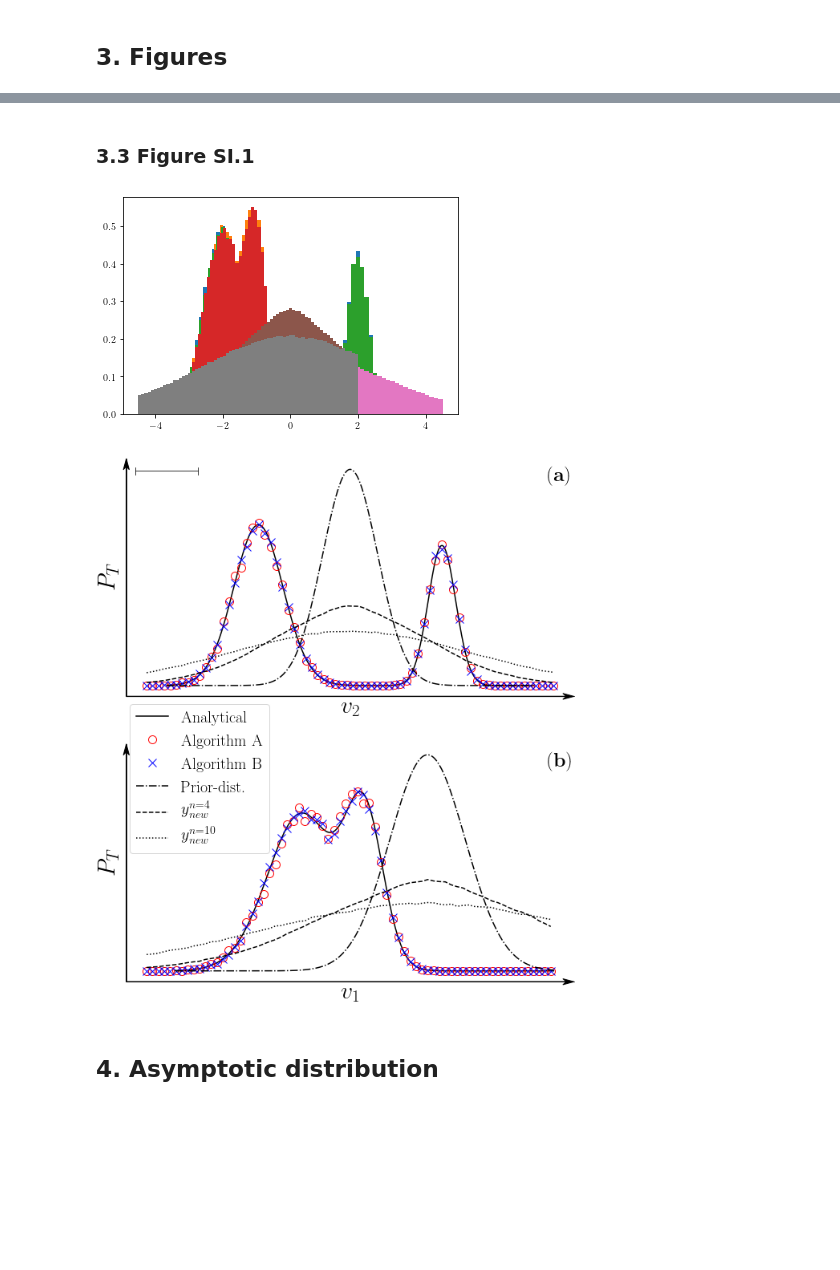
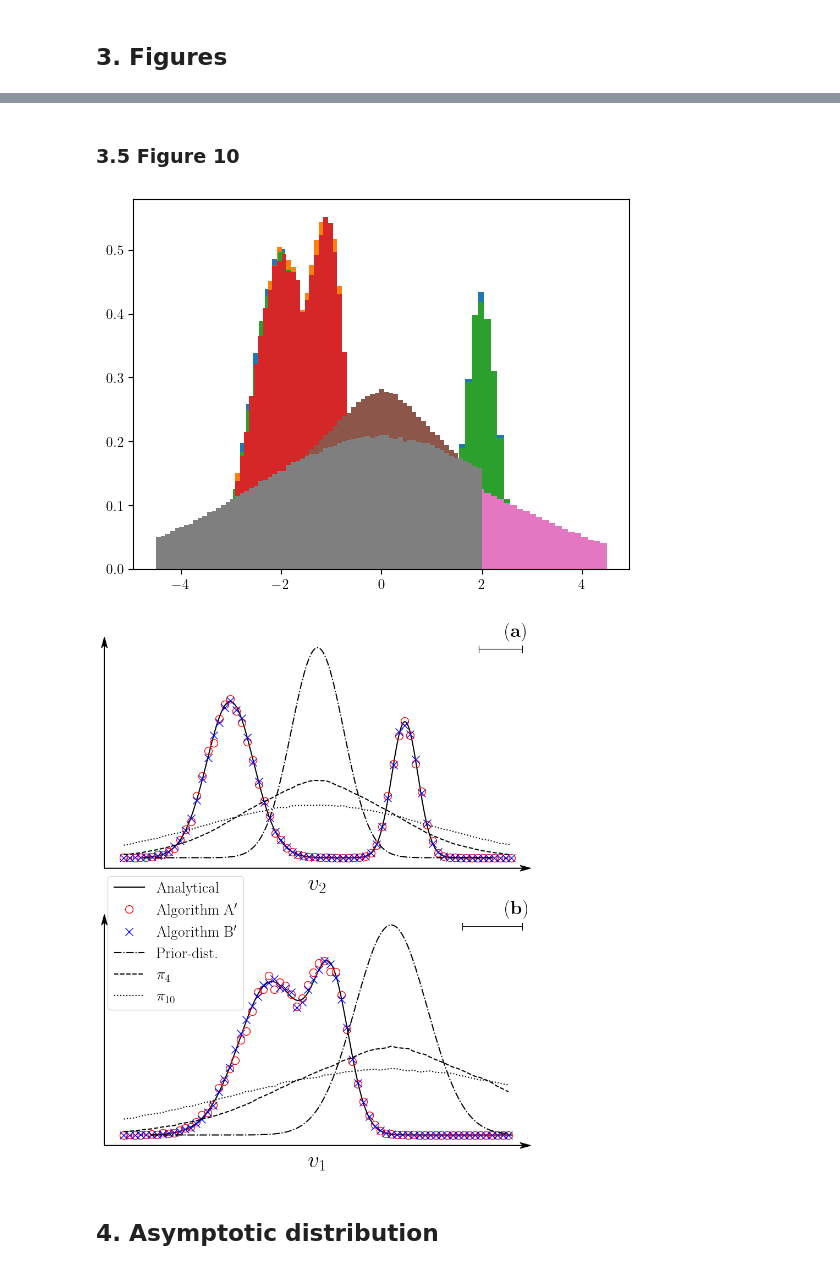
Before and after one commit to jo-mab/TruncatedMC, a Jupyter notebook: 2D_Model.ipynb, the cells around one changed output, grey strips where cells are left out. Drawn from its saved outputs; the diff is of its cells as text; code cells hidden in the pictures; blank space fills up the shorter version.

```diff
--- a/2D_Model.ipynb
+++ b/2D_Model.ipynb
@@ -966,2 +1028,2 @@ plt.show()
 # %% [markdown]
-### 3.3 Figure SI.1 <a name="Fig.SI1"></a>
+### 3.5 Figure 10 <a name="Fig.SI1"></a>
@@ -973,39 +1030,46 @@ ynewVec10 = np.load('data/2D_AlgoAPrime_NMC=1e+06_dxMax=2_n=10_ynewVec.npy')
+# %%
+xVecA = np.load('data/2D_AlgoAPrime_NMC=2e+06_dxMax=2_n=4_xVec.npy')
+xVecB = np.load('data/2D_AlgoBPrime_NMC=2e+06_dxMax=2_n=4_xVec.npy')
+yVec4 = np.load('data/2D_AlgoAPrime_NMC=2e+06_dxMax=2_n=4_yVec.npy')
+yVec10 = np.load('data/2D_AlgoAPrime_NMC=1e+06_dxMax=2_n=10_yVec.npy')
 # %%
-yVecAdistx, binsx, patches = pyplot.hist(yVecA[0],bins=70, density=True,range=(-4.5,4.5))
-yVecAdisty, binsy, patches = pyplot.hist(yVecA[1],bins=70, density=True,range=(-4.5,2))
-yVecBdistx, binsx, patches = pyplot.hist(yVecB[0],bins=70, density=True,range=(-4.5,4.5))
-yVecBdisty, binsy, patches = pyplot.hist(yVecB[1],bins=70, density=True,range=(-4.5,2))
-ynewVec4distx, binsxnew, patches = pyplot.hist(ynewVec4[0],bins=70, density=True,range=(-4.5,4.5))
-ynewVec4disty, binsynew, patches = pyplot.hist(ynewVec4[1],bins=70, density=True,range=(-4.5,2))
-ynewVec10distx, binsxnew, patches = pyplot.hist(ynewVec10[0],bins=70, density=True,range=(-4.5,4.5))
-ynewVec10disty, binsynew, patches = pyplot.hist(ynewVec10[1],bins=70, density=True,range=(-4.5,2))
+xVecAdistx, binsx, patches = pyplot.hist(xVecA[0],bins=70, density=True,range=(-4.5,4.5))
+xVecAdisty, binsy, patches = pyplot.hist(xVecA[1],bins=70, density=True,range=(-4.5,2))
+xVecBdistx, binsx, patches = pyplot.hist(xVecB[0],bins=70, density=True,range=(-4.5,4.5))
+xVecBdisty, binsy, patches = pyplot.hist(xVecB[1],bins=70, density=True,range=(-4.5,2))
+yVec4distx, binsxnew, patches = pyplot.hist(yVec4[0],bins=70, density=True,range=(-4.5,4.5))
+yVec4disty, binsynew, patches = pyplot.hist(yVec4[1],bins=70, density=True,range=(-4.5,2))
+yVec10distx, binsxnew, patches = pyplot.hist(yVec10[0],bins=70, density=True,range=(-4.5,4.5))
+yVec10disty, binsynew, patches = pyplot.hist(yVec10[1],bins=70, density=True,range=(-4.5,2))
 
 newbinsx= binsx - (binsx[1]-binsx[0])/2
 newbinsx=newbinsx[1:]
 
 newbinsy= binsy - (binsy[1]-binsy[0])/2
 newbinsy=newbinsy[1:]
 # %% [output]
-[figure, old version]
+[figure, new version]
 # %%
+#Fig.10
 fig, axs = plt.subplots(2,figsize=(10, 12))
 
 axs[0].plot(xVecTx,yVecTx,color='k',label=r'Analytical')
-axs[0].plot(newbinsx,yVecAdistx,'o',color='r',fillstyle='none',markersize=10,label=r'Algorithm A')
-axs[0].plot(newbinsx,yVecBdistx,'x',color='b',markersize=10,label=r'Algorithm B')
-axs[0].plot(newbinsx,ynewVec4distx,'--',color='k',label=r'$y^{n=4}_{new}$')
-axs[0].plot(newbinsx,ynewVec10distx,':',color='k',label=r'$y^{n=10}_{new}$')
+axs[0].plot(newbinsx,xVecAdistx,'o',color='r',fillstyle='none',markersize=10,label=r'Algorithm A')
+axs[0].plot(newbinsx,xVecBdistx,'x',color='b',markersize=10,label=r'Algorithm B')
+axs[0].plot(newbinsx,yVec4distx,'--',color='k',label=r'$\pi^4$')
+axs[0].plot(newbinsx,yVec10distx,':',color='k',label=r'$\pi^{10}$')
 axs[0].plot(xVecTx,yVec0x,'-.',color='k',label=r'Prior-distribution')
-#axs[0].legend(fontsize=16,loc ='upper center')
 axs[0].set_xlabel(r'$v_2$',fontsize=30)
-axs[0].set_ylabel(r'$P_{T}$',fontsize=30)
-ob2 = AnchoredHScaleBar(size=1, label="1 unit", loc=2, frameon=False,pad=0.6,sep=4, linekw=dict(color="k", linewidth=0.8))
+
+ob2 = AnchoredHScaleBar(ax=axs[0],size=1, label="1 unit", loc=1, frameon=False,pad=0.6,sep=4, linekw=dict(color="k", linewidth=0.8))
 
 axs[0].add_artist(ob2)
-axs[0].text(4.3, 0.63, r'$(\mathrm{\bf a})$', fontsize=25)
+axs[0].text(4.3, 0.7, r'$(\mathrm{\bf a})$', fontsize=25)
 
 xmin, xmax = axs[0].get_xlim()
 ymin, ymax = axs[0].get_ylim()
+axs[0].set_xlim(xmin,xmax)
+axs[0].set_ylim(ymin,ymax)
 
 # get width and height of axes object to compute
 # matching arrowhead length and width
@@ -1034,18 +1098,20 @@ axs[0].arrow(xmin, ymin, 0, ymax-ymin, fc='k', ec='k', lw = lw,
 
 
 axs[1].plot(xVecTy,yVecTy,color='k',label=r'Analytical')
-axs[1].plot(newbinsy,yVecAdisty,'o',color='r',fillstyle='none',markersize=10,label=r'Algorithm A')
-axs[1].plot(newbinsy,yVecBdisty,'x',color='b',markersize=10,label=r'Algorithm B')
+axs[1].plot(newbinsy,xVecAdisty,'o',color='r',fillstyle='none',markersize=10,label=r'Algorithm A$^\prime$')
+axs[1].plot(newbinsy,xVecBdisty,'x',color='b',markersize=10,label=r'Algorithm B$^\prime$')
 axs[1].plot(xVecTy,yVec0y,'-.',color='k',label=r'Prior-dist.')
-axs[1].plot(newbinsy,ynewVec4disty,'--',color='k',label=r'$y^{n=4}_{new}$')
-axs[1].plot(newbinsy,ynewVec10disty,':',color='k',label=r'$y^{n=10}_{new}$')
+axs[1].plot(newbinsy,yVec4disty,'--',color='k',label=r'$\pi_4$')
+axs[1].plot(newbinsy,yVec10disty,':',color='k',label=r'$\pi_{10}$')
 axs[1].set_xlabel(r'$v_1$',fontsize=30)
-axs[1].set_ylabel(r'$P_{T}$',fontsize=30)
-axs[1].text(1.9, 0.63, r'$(\mathrm{\bf b})$', fontsize=25)
+axs[1].text(1.9, 0.7, r'$(\mathrm{\bf b})$', fontsize=25)
 axs[1].legend(fontsize=20,ncol=1,loc =2,bbox_to_anchor=(-0.01,1.2))
 
 xmin, xmax = axs[1].get_xlim()
 ymin, ymax = axs[1].get_ylim()
+
+axs[1].set_xlim(xmin,xmax)
+axs[1].set_ylim(ymin,ymax)
 
 # get width and height of axes object to compute
 # matching arrowhead length and width
@@ -1072,22 +1138,22 @@ axs[1].arrow(xmin, ymin, 0, ymax-ymin, fc='k', ec='k', lw = lw,
          head_width=yhw, head_length=yhl, overhang = ohg,
          length_includes_head= True, clip_on = False)
 
-#ob2 = AnchoredHScaleBar(size=1, label="1 unit", loc=2, frameon=False,pad=0.6,sep=4, linekw=dict(color="k", linewidth=0.8))
+ob3 = AnchoredHScaleBar(ax=axs[1],size=1, label="1 unit", loc=1, frameon=False,pad=0.6,sep=4, linekw=dict(color="k", linewidth=0.8))
 
-#axs[1].add_artist(ob2)
+axs[1].add_artist(ob3)
 
 for ax in axs:
     ax.set_xticks([])
     ax.set_yticks([])
     ax.spines["right"].set_visible(False)
     ax.spines["top"].set_visible(False)
+    ax.spines["bottom"].set_visible(False)
+    ax.spines["left"].set_visible(False)
 
-#plt.subplots_adjust(hspace=0.3)
+
 plt.show()
-
-#plt.savefig('plots/FigSI1.pdf')
 # %% [output]
-[figure, old version]
+[figure, new version]
 # %% [markdown]
 ## 4. Asymptotic distribution <a name="Asymptotic"></a>
 # %% [markdown]
```
Also changed, not shown: parts of 36 cells of this notebook, 3 other files.
